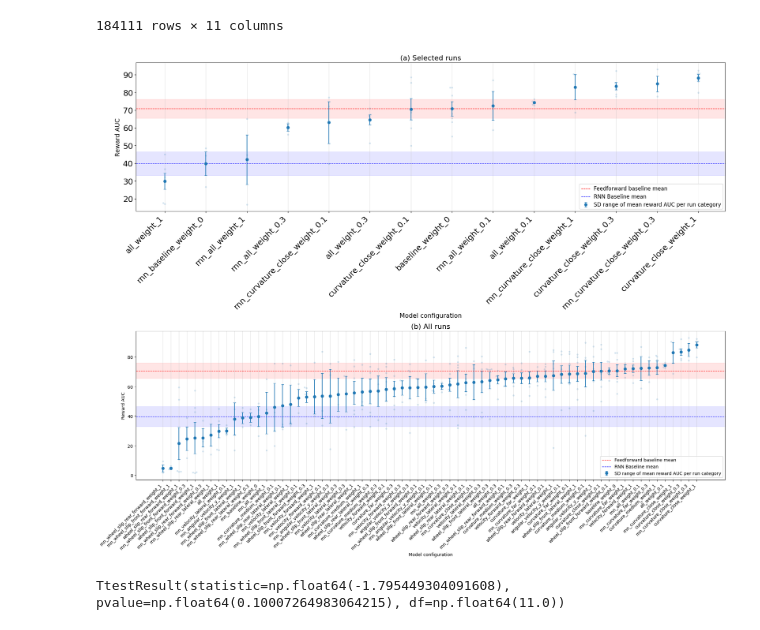
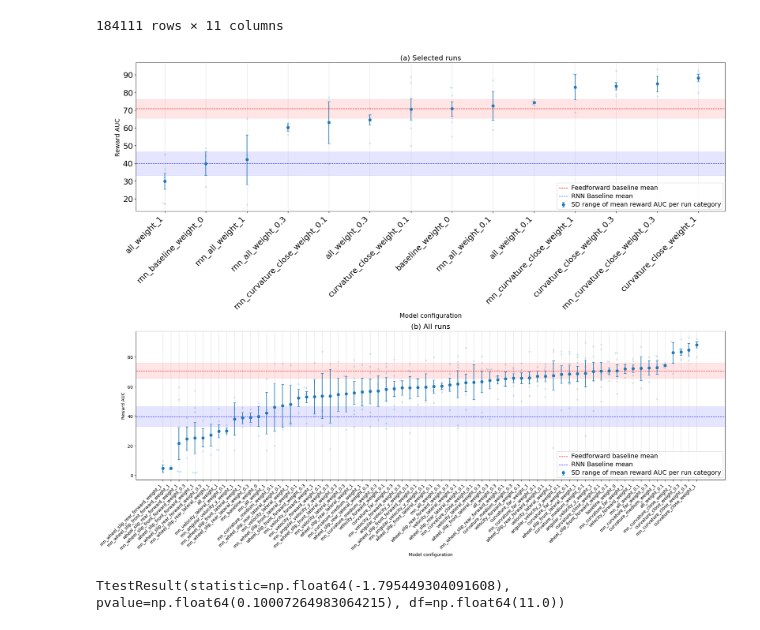
Before and after one commit to jacquesamsel/skripsie, a Jupyter notebook: view_tensorboard.ipynb, the cells around one changed output. Saved outputs shown, nothing was run; the diff lists cells and outputs as text; code cells hidden in the pictures.

```diff
--- a/view_tensorboard.ipynb
+++ b/view_tensorboard.ipynb
@@ -149,35 +149,36 @@ def plot_auc(ax, df, STAT="reward/mean"):
     ax=ax
     )
 
     ax.grid(True, axis="x", alpha=0.4)
 
     ax.axhline(base_mean, color="red", ls="--", lw=1, label="Feedforward baseline mean")
 
     ax.axhspan(base_mean - base_std, base_mean + base_std,
     color="red", alpha=0.1)
 
     ax.axhline(rnn_base_mean, color="blue", ls="--",
     lw=1, label="RNN Baseline mean")
     ax.axhspan(rnn_base_mean - rnn_base_std, rnn_base_mean + rnn_base_std,
     color="blue", alpha=0.1)
 
     plt.setp(ax.get_xticklabels(), rotation=45, ha="right")
     ax.legend(loc="lower right")
     return ax
 
 fig, (ax1, ax2) = plt.subplots(2, 1, figsize=(20, 16))
 plot_auc(ax2, auc_df).set(title="(b) All runs")
 plot_auc(ax1, auc_df[auc_df["run_category"].isin(["baseline", "rnn_baseline", "curvature_close", "all", "rnn_curvature_close", "rnn_all"])]).set(title="(a) Selected runs")
 ax1.tick_params(labelsize=18)
 ax1.title.set_size(16)
 ax1.xaxis.label.set_size(14)
 ax1.yaxis.label.set_size(14)
-plt.setp(ax1.get_legend().get_texts(), fontsize=12)
+plt.setp(ax1.get_legend().get_texts(), fontsize=14)
+plt.setp(ax2.get_legend().get_texts(), fontsize=14)
 ax2.title.set_size(16)
 plt.tight_layout()
 plt.savefig("results/figures/auc_comparison.pdf", bbox_inches="tight")
 # %% [output]
-[figure, old version]
+[figure, new version]
 # %%
 baseline = last_50_means.loc[last_50_means["run_category"] == "baseline", IMPORTANT_STATS]
 
```
Also changed, not shown: parts of 1 cell of this notebook, 12 other files.
